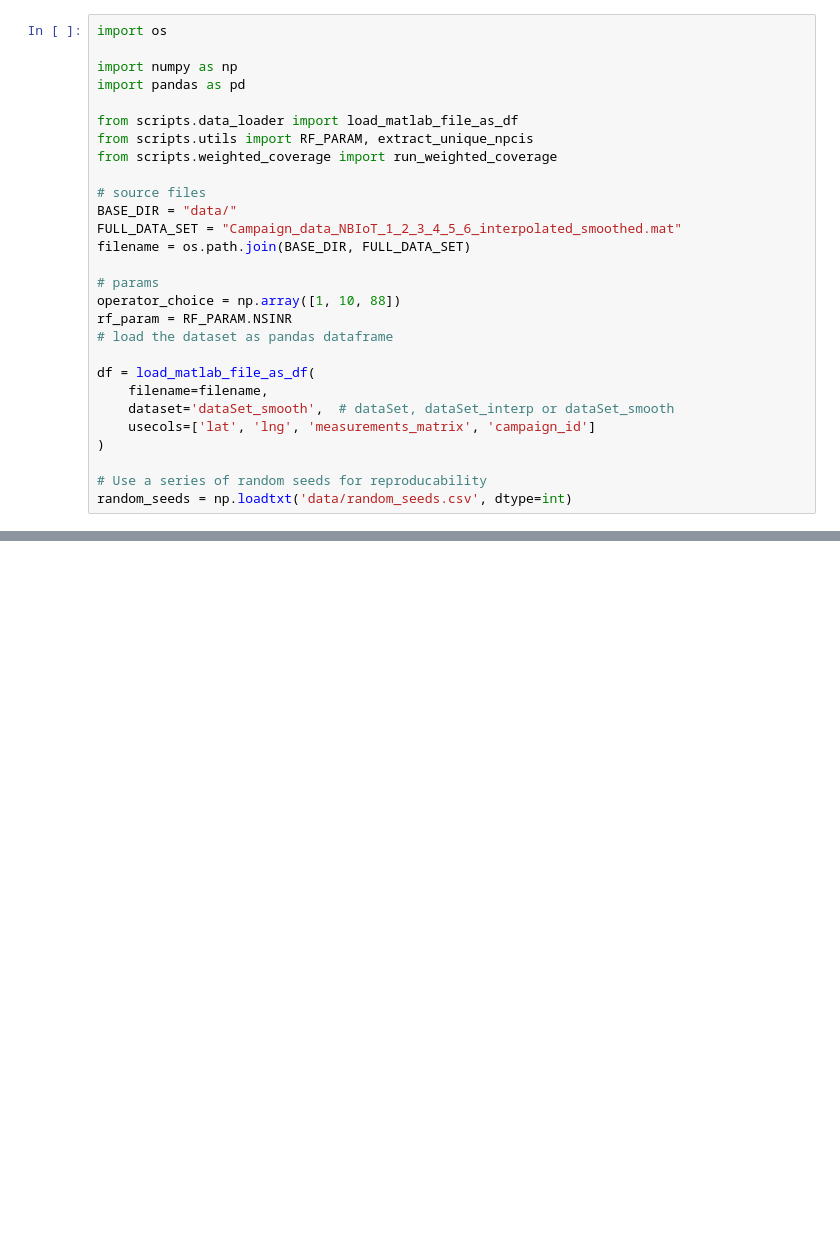
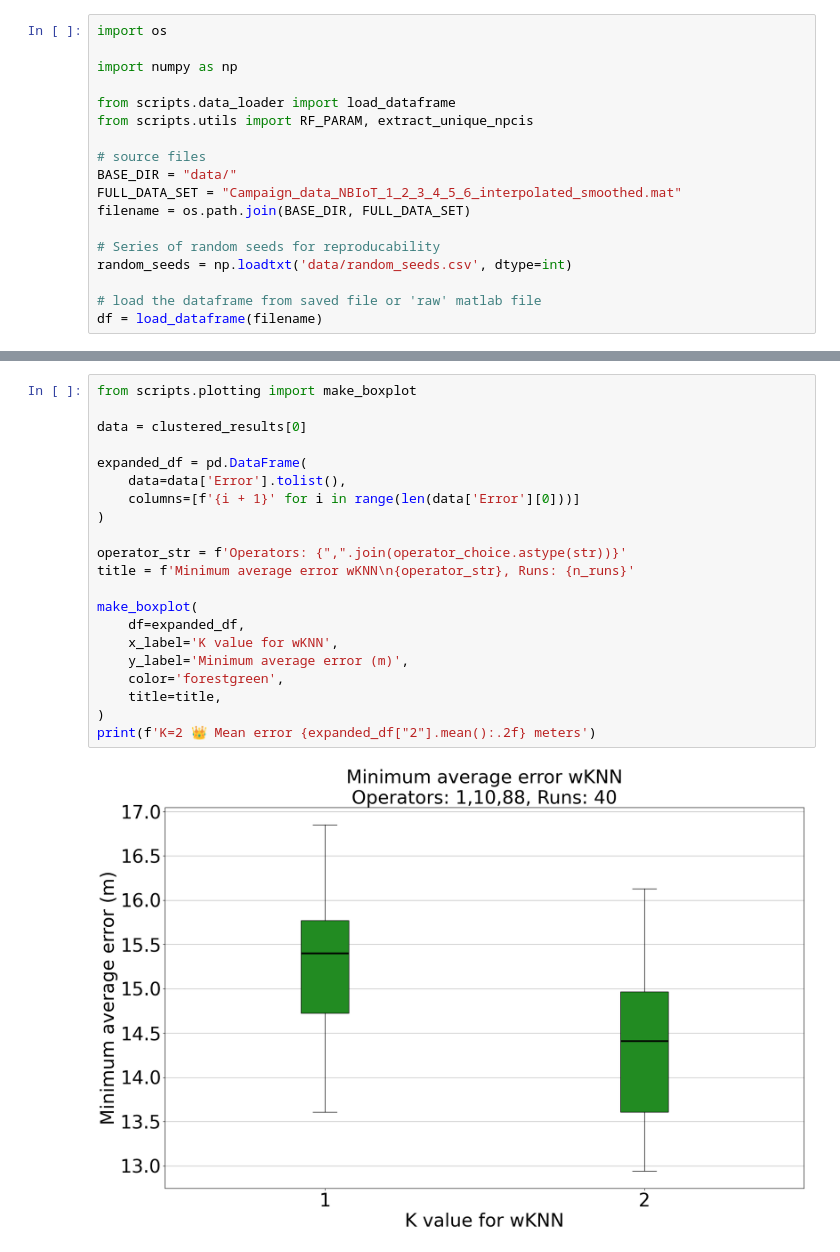
Before and after one commit to Andreas-Espelund/5G_localization, a Jupyter notebook: Main.ipynb, the cells around one changed output, grey strips where cells are left out. Drawn from its saved outputs; the diff is of its cells as text; blank space fills up the shorter version.

Commit message:
Producing results for clustering

```diff
--- a/Main.ipynb
+++ b/Main.ipynb
@@ -4,27 +4,17 @@
 import os
 
 import numpy as np
-import pandas as pd
 
-from scripts.data_loader import load_matlab_file_as_df
+from scripts.data_loader import load_dataframe
 from scripts.utils import RF_PARAM, extract_unique_npcis
-from scripts.weighted_coverage import run_weighted_coverage
 
 # source files
 BASE_DIR = "data/"
 FULL_DATA_SET = "Campaign_data_NBIoT_1_2_3_4_5_6_interpolated_smoothed.mat"
 filename = os.path.join(BASE_DIR, FULL_DATA_SET)
 
-# params
-operator_choice = np.array([1, 10, 88])
-rf_param = RF_PARAM.NSINR
-# load the dataset as pandas dataframe
+# Series of random seeds for reproducability
+random_seeds = np.loadtxt('data/random_seeds.csv', dtype=int)
 
-df = load_matlab_file_as_df(
-    filename=filename,
-    dataset='dataSet_smooth',  # dataSet, dataSet_interp or dataSet_smooth
-    usecols=['lat', 'lng', 'measurements_matrix', 'campaign_id']
-)
-
-# Use a series of random seeds for reproducability
-random_seeds = np.loadtxt('data/random_seeds.csv', dtype=int)
+# load the dataframe from saved file or 'raw' matlab file
+df = load_dataframe(filename)
@@ -64,0 +93,23 @@ for c in cluster_range:
+# %%
+from scripts.plotting import make_boxplot
+
+data = clustered_results[0]
+
+expanded_df = pd.DataFrame(
+    data=data['Error'].tolist(),
+    columns=[f'{i + 1}' for i in range(len(data['Error'][0]))]
+)
+
+operator_str = f'Operators: {",".join(operator_choice.astype(str))}'
+title = f'Minimum average error wKNN\n{operator_str}, Runs: {n_runs}'
+
+make_boxplot(
+    df=expanded_df,
+    x_label='K value for wKNN',
+    y_label='Minimum average error (m)',
+    color='forestgreen',
+    title=title,
+)
+print(f'K=2 👑 Mean error {expanded_df["2"].mean():.2f} meters')
+# %% [output]
+[figure, added]
```
Also changed, not shown: parts of 12 cells of this notebook, 6 other files.
